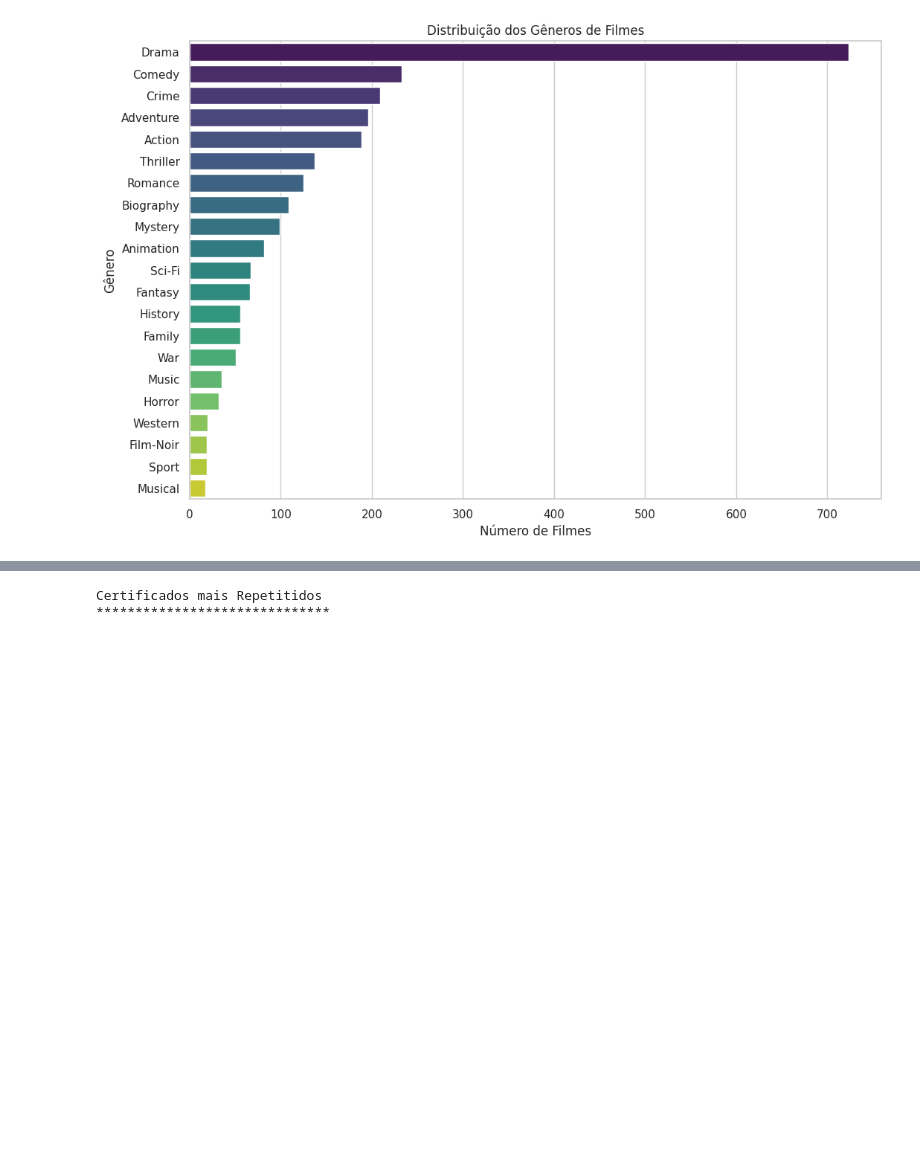
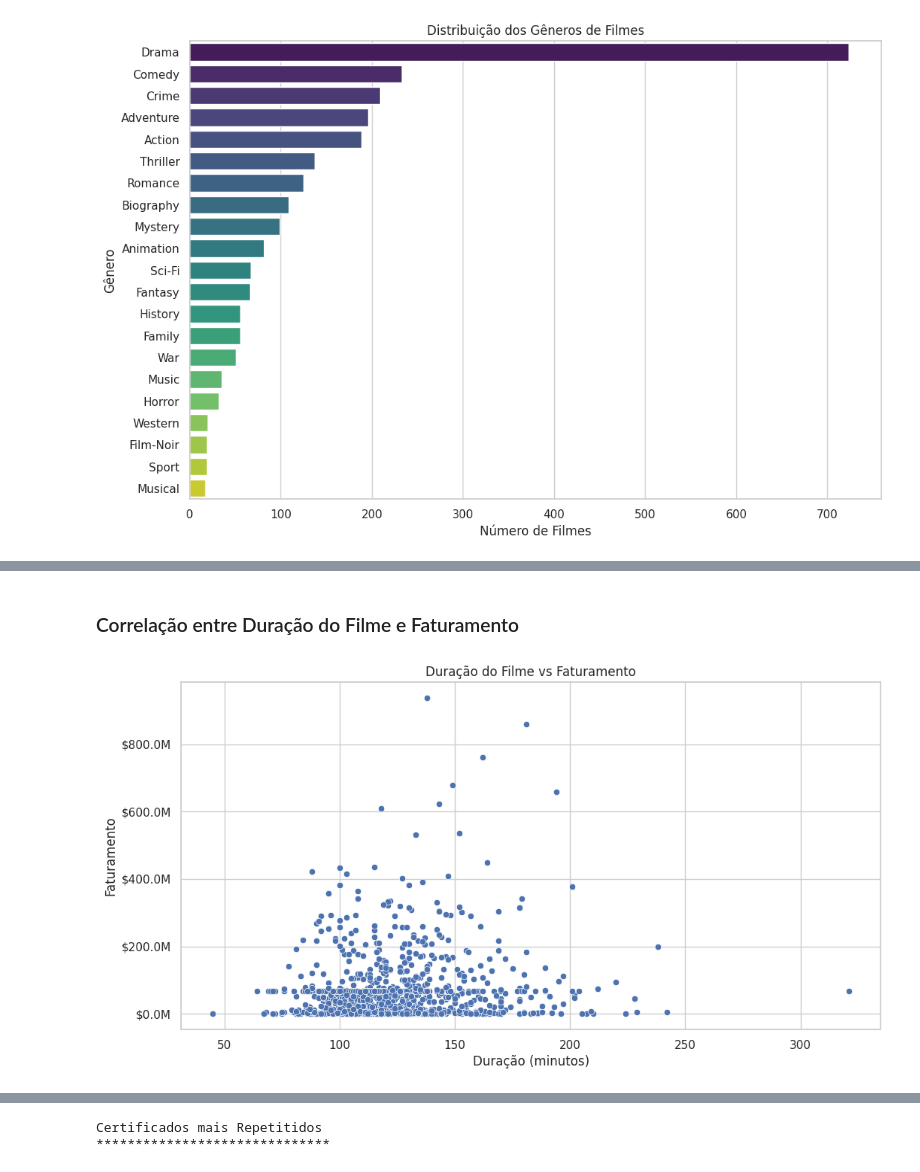
Before and after one commit to andriel300/LH_CD_ANDRIELJOSEDASILVA, a Jupyter notebook: modelagem.ipynb, the cells around one changed output, grey strips where cells are left out. Cells and saved outputs as stored; diff of their text form; code cells hidden in the pictures; blank space fills up the shorter version.

```diff
--- a/modelagem.ipynb
+++ b/modelagem.ipynb
@@ -173,0 +228,15 @@ plt.show()
+# %% [markdown]
+### Correlação entre Duração do Filme e Faturamento
+# %%
+plt.figure(figsize=(12, 6))
+sns.scatterplot(data=df, x='Runtime', y='Gross')
+plt.title('Duração do Filme vs Faturamento')
+plt.xlabel('Duração (minutos)')
+plt.ylabel('Faturamento')
+
+# Formatar o eixo y como dólares
+formatter = FuncFormatter(formatar_dolar)
+plt.gca().yaxis.set_major_formatter(formatter)
+plt.show()
+# %% [output]
+[figure, added]
```
Also changed, not shown: parts of 29 cells of this notebook, 1 other file.
